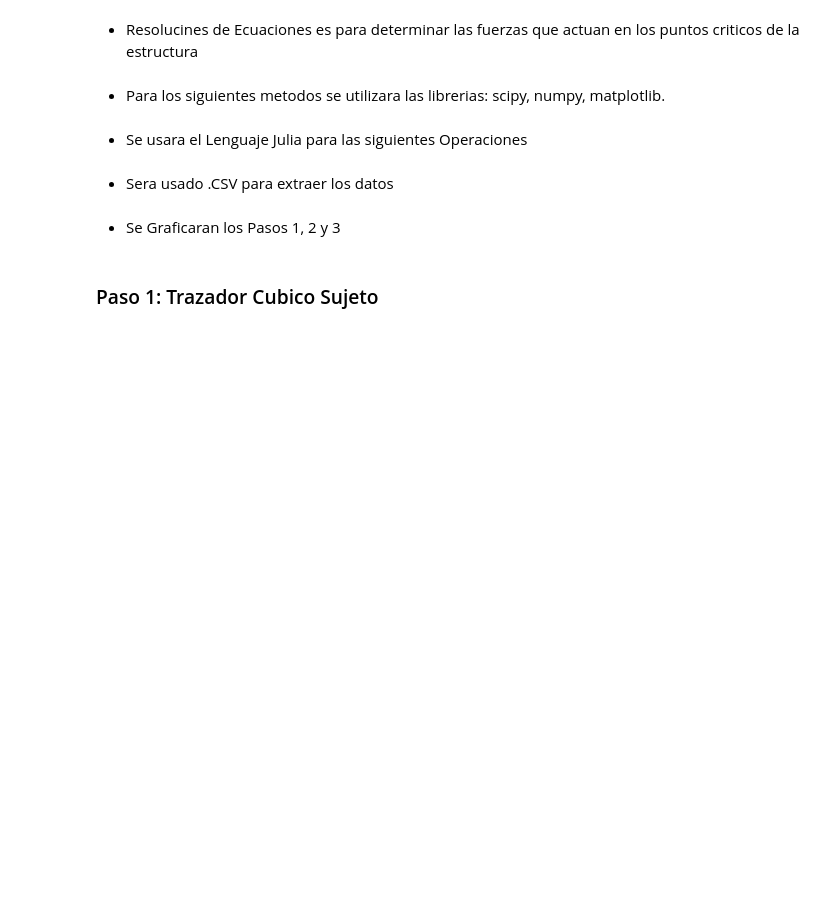
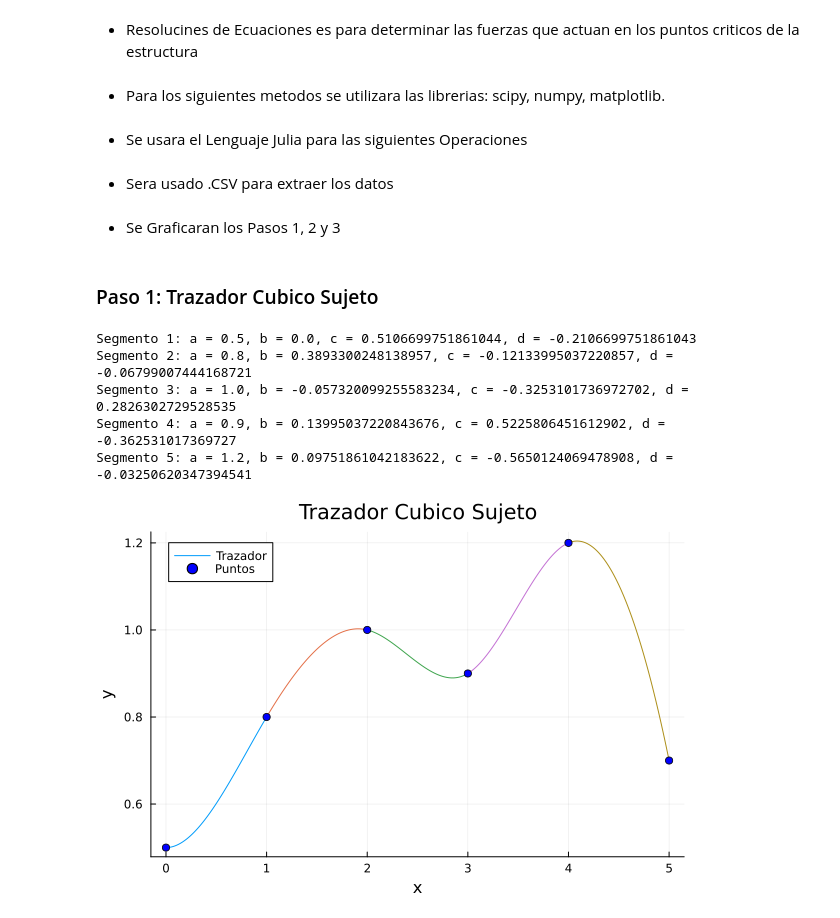
Before and after one commit to Excrah/Proyecto-de-Monta-a-Rusa, a Jupyter notebook: Montaña_Rusa.ipynb, the cells around one changed output. Cells and saved outputs as stored; diff of their text form; code cells hidden in the pictures; blank space fills up the shorter version.

```diff
--- a/Montaña_Rusa.ipynb
+++ b/Montaña_Rusa.ipynb
@@ -31,3 +31,75 @@ fuerzas que actúan en los puntos críticos de la estructura
 * Se Graficaran los Pasos 1, 2 y 3
 # %% [markdown]
 ### Paso 1: Trazador Cubico Sujeto
+# %%
+# Importar librerías necesarias
+using CSV
+using DataFrames
+using Plots
+using LinearAlgebra
+
+# Llamamos a la librería CSV para leer los datos
+data = CSV.read("datos_1.csv", DataFrame)
+x = data[:, 1]
+y = data[:, 2]
+n = length(x)
+
+# Matrices para el sistema de ecuaciones
+matriz_A = zeros(4*(n-1), 4*(n-1))
+matriz_B = zeros(4*(n-1))
+llenar = 1
+
+# Condiciones de continuidad y suavidad
+for i in 1:n-1
+    matriz_A[llenar, 4*(i-1)+1:4*i] = [1, 0, 0, 0]
+    matriz_B[llenar] = y[i]
+    llenar += 1
+    matriz_A[llenar, 4*(i-1)+1:4*i] = [1, x[i+1]-x[i], (x[i+1]-x[i])^2, (x[i+1]-x[i])^3]
+    matriz_B[llenar] = y[i+1]
+    llenar += 1
+
+    if i < n-1
+        matriz_A[llenar, 4*(i-1)+1:4*i] = [0, 1, 2*(x[i+1]-x[i]), 3*(x[i+1]-x[i])^2]
+        matriz_A[llenar, 4*i+2] = -1
+        llenar += 1
+
+        matriz_A[llenar, 4*(i-1)+1:4*i] = [0, 0, 2, 6*(x[i+1]-x[i])]
+        matriz_A[llenar, 4*i+3] = -2
+        llenar += 1
+    end
+end
+
+# Creamos unas condiciones de frontera
+matriz_A[llenar, 2] = 1
+llenar += 1
+matriz_A[llenar, end-2] = 2
+matriz_A[llenar, end] = 6*(x[end]-x[end-1])
+resolviendo = matriz_A\matriz_B
+
+# Funcion del trazador cubico
+function S(xi, a, b, c, d, x)
+    return a .+ b .* (x .- xi) .+ c .* (x .- xi).^2 .+ d .* (x .- xi).^3
+end
+
+# Graficar
+plot()
+for i in 1:n-1
+    a, b, c, d = resolviendo[4*(i-1)+1:4*i]
+    println("Segmento $i: a = $a, b = $b, c = $c, d = $d")
+    xi = x[i]
+    xip1 = x[i+1]
+    x_range = xi:0.01:xip1
+    y_range = S(xi, a, b, c, d, x_range)
+    plot!(x_range, y_range, label=i == 1 ? "Trazador" : "")
+end
+scatter!(x, y, label="Puntos", color=:blue)
+xlabel!("x")
+ylabel!("y")
+title!("Trazador Cubico Sujeto")
+# %% [output]
+Segmento 1: a = 0.5, b = 0.0, c = 0.5106699751861044, d = -0.2106699751861043
+Segmento 2: a = 0.8, b = 0.3893300248138957, c = -0.12133995037220857, d = -0.06799007444168721
+Segmento 3: a = 1.0, b = -0.057320099255583234, c = -0.3253101736972702, d = 0.2826302729528535
+Segmento 4: a = 0.9, b = 0.13995037220843676, c = 0.5225806451612902, d = -0.362531017369727
+Segmento 5: a = 1.2, b = 0.09751861042183622, c = -0.5650124069478908, d = -0.03250620347394541
+[figure, added]
```
Also changed, not shown: 1 other file.
